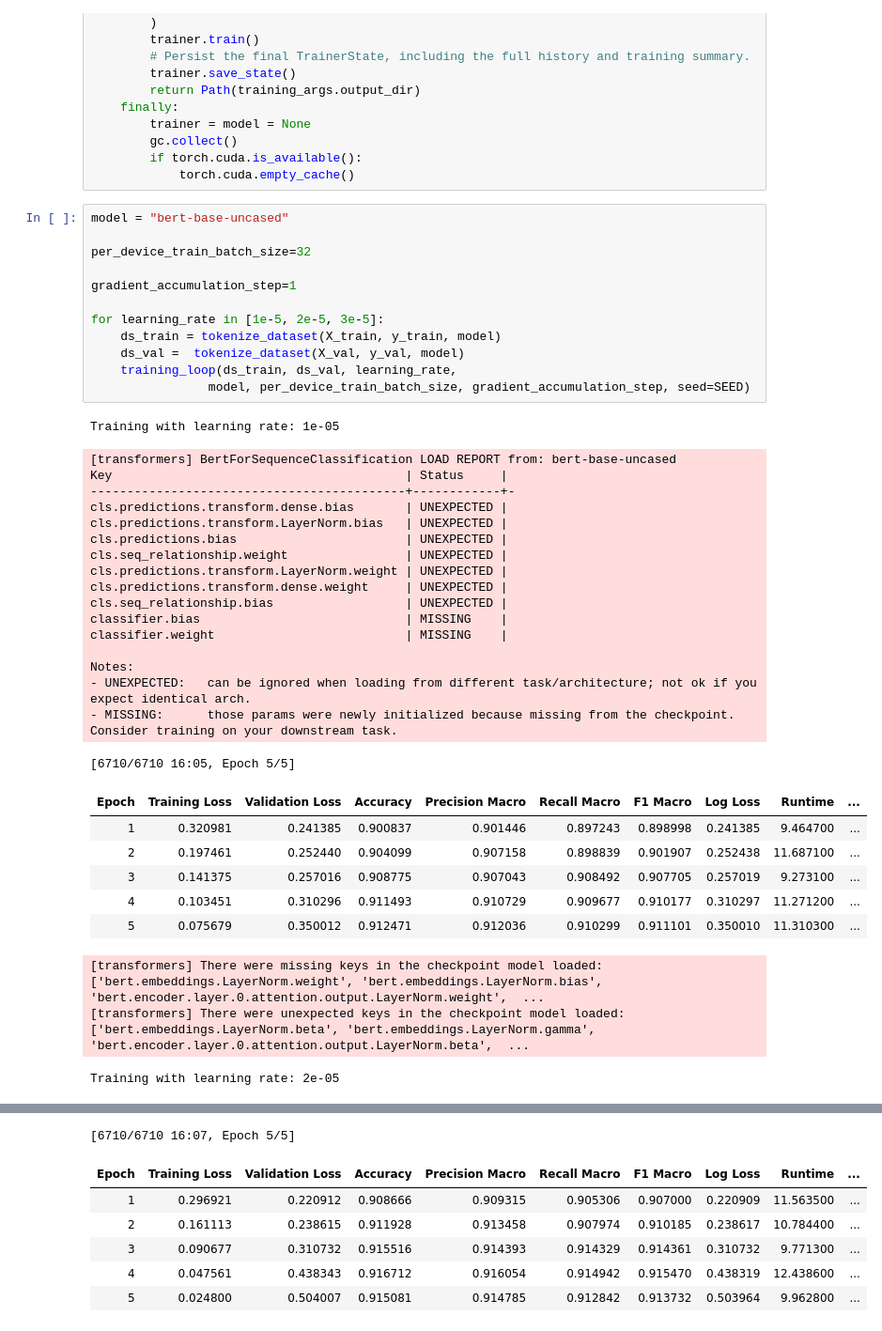
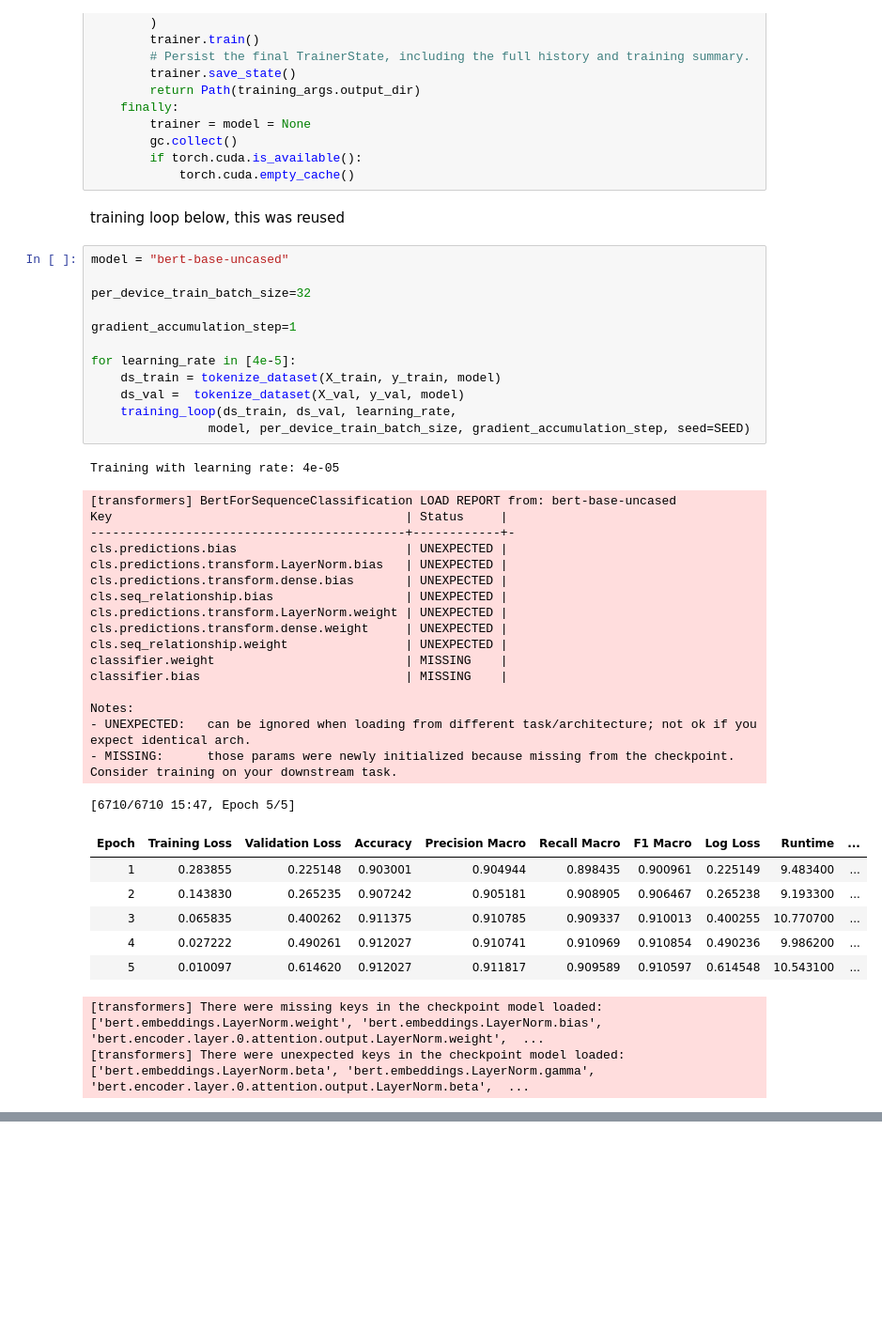
Before and after one commit to takiboti2/fakenewsclassification-demo, a Jupyter notebook: DistilBERT_model.ipynb, the cells around one changed output, grey strips where cells are left out. Shown at 94% size. Cells and saved outputs as stored; diff of their text form; blank space fills up the shorter version.

```diff
--- a/DistilBERT_model.ipynb
+++ b/DistilBERT_model.ipynb
@@ -82,43 +82,44 @@ def training_loop(ds_train, ds_val, learning_rate, model_name, per_device_train_
         gc.collect()
         if torch.cuda.is_available():
             torch.cuda.empty_cache()
+# %% [markdown]
+training loop below, this was reused
 # %%
 model = "bert-base-uncased"
 
 per_device_train_batch_size=32
 
 gradient_accumulation_step=1
 
-for learning_rate in [1e-5, 2e-5, 3e-5]:
+for learning_rate in [4e-5]:
     ds_train = tokenize_dataset(X_train, y_train, model)
     ds_val =  tokenize_dataset(X_val, y_val, model)
     training_loop(ds_train, ds_val, learning_rate,
                 model, per_device_train_batch_size, gradient_accumulation_step, seed=SEED)
 # %% [output]
-Training with learning rate: 1e-05
+Training with learning rate: 4e-05
 [transformers] BertForSequenceClassification LOAD REPORT from: bert-base-uncased
 Key                                        | Status     |
 -------------------------------------------+------------+-
+cls.predictions.bias                       | UNEXPECTED |
+cls.predictions.transform.LayerNorm.bias   | UNEXPECTED |
 cls.predictions.transform.dense.bias       | UNEXPECTED |
-cls.predictions.transform.LayerNorm.bias   | UNEXPECTED |
-cls.predictions.bias                       | UNEXPECTED |
-cls.seq_relationship.weight                | UNEXPECTED |
+cls.seq_relationship.bias                  | UNEXPECTED |
 cls.predictions.transform.LayerNorm.weight | UNEXPECTED |
 cls.predictions.transform.dense.weight     | UNEXPECTED |
-cls.seq_relationship.bias                  | UNEXPECTED |
+cls.seq_relationship.weight                | UNEXPECTED |
+classifier.weight                          | MISSING    |
 classifier.bias                            | MISSING    |
-classifier.weight                          | MISSING    |
 
 Notes:
 - UNEXPECTED:   can be ignored when loading from different task/architecture; not ok if you expect identical arch.
 - MISSING:      those params were newly initialized because missing from the checkpoint. Consider training on your downstream task.
-[6710/6710 16:05, Epoch 5/5]
+[6710/6710 15:47, Epoch 5/5]
 | Epoch | Training Loss | Validation Loss | Accuracy | Precision Macro | Recall Macro | F1 Macro | Log Loss | Runtime | ... |
-| 1 | 0.320981 | 0.241385 | 0.900837 | 0.901446 | 0.897243 | 0.898998 | 0.241385 | 9.464700 | ... |
-| 2 | 0.197461 | 0.252440 | 0.904099 | 0.907158 | 0.898839 | 0.901907 | 0.252438 | 11.687100 | ... |
-| 3 | 0.141375 | 0.257016 | 0.908775 | 0.907043 | 0.908492 | 0.907705 | 0.257019 | 9.273100 | ... |
-| 4 | 0.103451 | 0.310296 | 0.911493 | 0.910729 | 0.909677 | 0.910177 | 0.310297 | 11.271200 | ... |
-| 5 | 0.075679 | 0.350012 | 0.912471 | 0.912036 | 0.910299 | 0.911101 | 0.350010 | 11.310300 | ... |
+| 1 | 0.283855 | 0.225148 | 0.903001 | 0.904944 | 0.898435 | 0.900961 | 0.225149 | 9.483400 | ... |
+| 2 | 0.143830 | 0.265235 | 0.907242 | 0.905181 | 0.908905 | 0.906467 | 0.265238 | 9.193300 | ... |
+| 3 | 0.065835 | 0.400262 | 0.911375 | 0.910785 | 0.909337 | 0.910013 | 0.400255 | 10.770700 | ... |
+| 4 | 0.027222 | 0.490261 | 0.912027 | 0.910741 | 0.910969 | 0.910854 | 0.490236 | 9.986200 | ... |
+| 5 | 0.010097 | 0.614620 | 0.912027 | 0.911817 | 0.909589 | 0.910597 | 0.614548 | 10.543100 | ... |
 [transformers] There were missing keys in the checkpoint model loaded: ['bert.embeddings.LayerNorm.weight', 'bert.embeddings.LayerNorm.bias', 'bert.encoder.layer.0.attention.output.LayerNorm.weight',  ...
 [transformers] There were unexpected keys in the checkpoint model loaded: ['bert.embeddings.LayerNorm.beta', 'bert.embeddings.LayerNorm.gamma', 'bert.encoder.layer.0.attention.output.LayerNorm.beta',  ...
-Training with learning rate: 2e-05
@@ -141,7 +125,0 @@ Notes:
-[6710/6710 16:07, Epoch 5/5]
-| Epoch | Training Loss | Validation Loss | Accuracy | Precision Macro | Recall Macro | F1 Macro | Log Loss | Runtime | ... |
-| 1 | 0.296921 | 0.220912 | 0.908666 | 0.909315 | 0.905306 | 0.907000 | 0.220909 | 11.563500 | ... |
-| 2 | 0.161113 | 0.238615 | 0.911928 | 0.913458 | 0.907974 | 0.910185 | 0.238617 | 10.784400 | ... |
-| 3 | 0.090677 | 0.310732 | 0.915516 | 0.914393 | 0.914329 | 0.914361 | 0.310732 | 9.771300 | ... |
-| 4 | 0.047561 | 0.438343 | 0.916712 | 0.916054 | 0.914942 | 0.915470 | 0.438319 | 12.438600 | ... |
-| 5 | 0.024800 | 0.504007 | 0.915081 | 0.914785 | 0.912842 | 0.913732 | 0.503964 | 9.962800 | ... |
```
Also changed, not shown: parts of 2 cells of this notebook, 17 other files.
